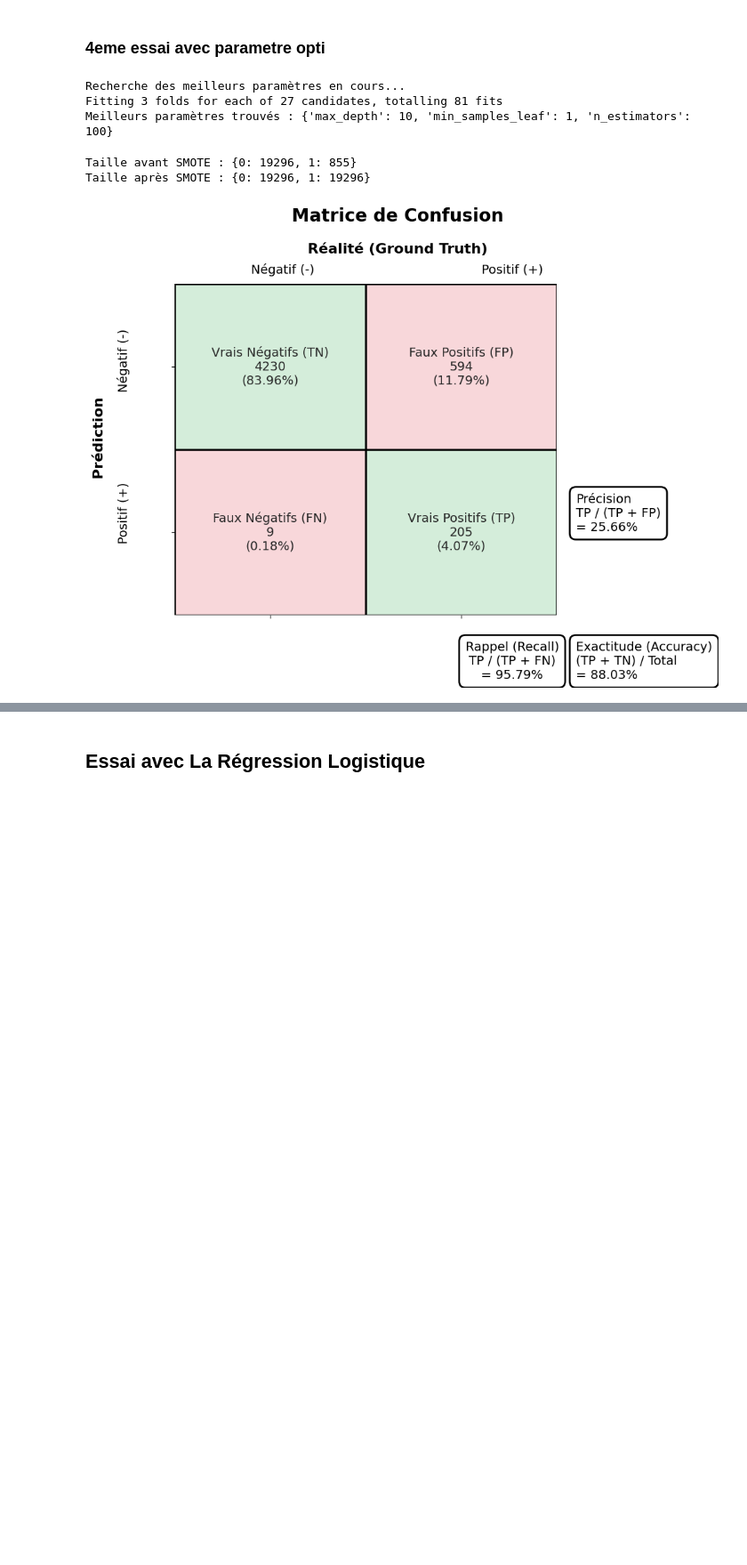
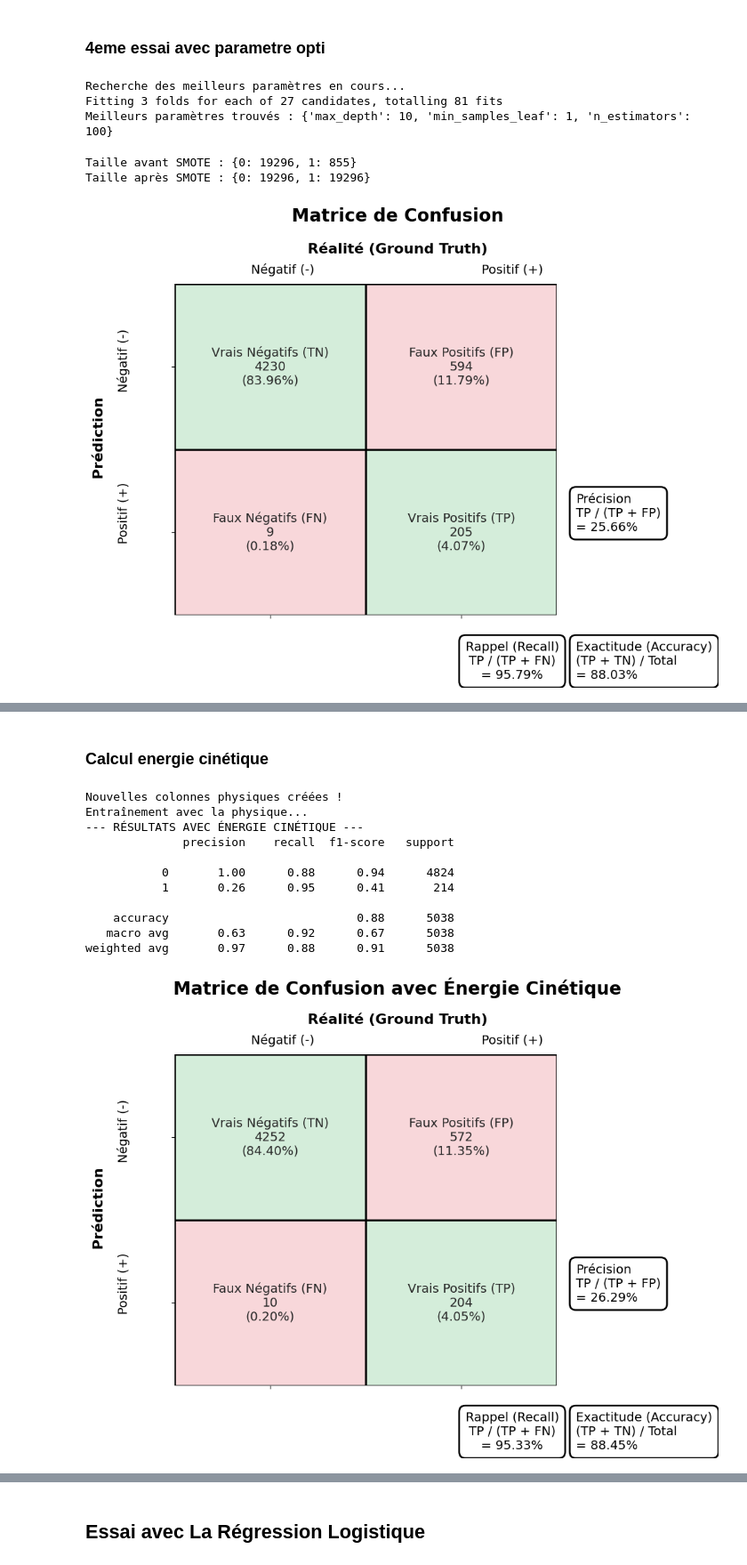
Before and after one commit to MehdiBoussalem/Nasa-ML, a Jupyter notebook: ml.ipynb, the cells around one changed output, grey strips where cells are left out. Shown at 89% size. Cells and saved outputs as stored; diff of their text form; code cells hidden in the pictures; blank space fills up the shorter version.

```diff
--- a/ml.ipynb
+++ b/ml.ipynb
@@ -298,0 +373,73 @@ Taille après SMOTE : {0: 19296, 1: 19296}
+# %% [markdown]
+### Calcul energie cinétique
+# %%
+# 1. Création de la Feature Physique (Avant de séparer X et y)
+# Formule E_c = 1/2 * mv^2
+# On approxime la masse par le volume (Diamètre^3)
+# On ne cherche pas la valeur exacte en Joules, juste une valeur proportionnelle pour l'IA
+df['kinetic_energy'] = (df['diameter_max_km']**3) * (df['velocity_kph']**2)
+
+# Optionnel : On peut aussi ajouter le "Momentum" (Quantité de mouvement)
+df['momentum'] = (df['diameter_max_km']**3) * df['velocity_kph']
+
+print("Nouvelles colonnes physiques créées !")
+
+# 2. Définition des variables (On inclut les nouvelles colonnes)
+# On enlève 'moid' (triche), 'id', 'name', 'is_hazardous'
+cols_to_drop = ['is_hazardous', 'id', 'name', 'moid']
+X = df.drop(cols_to_drop, axis=1)
+y = df['is_hazardous']
+
+# 3. Le Split Stratifié
+from sklearn.model_selection import train_test_split
+X_train, X_test, y_train, y_test = train_test_split(
+    X, y, test_size=0.2, random_state=42, stratify=y
+)
+
+# 4. La Normalisation (Indispensable pour l'énergie cinétique qui a des valeurs énormes)
+from sklearn.preprocessing import StandardScaler
+scaler = StandardScaler()
+X_train_scaled = scaler.fit_transform(X_train)
+X_test_scaled = scaler.transform(X_test)
+
+# 5. Le SMOTE (Pour l'équilibre)
+from imblearn.over_sampling import SMOTE
+smote = SMOTE(random_state=42)
+X_train_resampled, y_train_resampled = smote.fit_resample(X_train_scaled, y_train)
+
+# 6. Entraînement du Random Forest (Avec tes meilleurs paramètres)
+from sklearn.ensemble import RandomForestClassifier
+model_physique = RandomForestClassifier(
+    n_estimators=100,
+    max_depth=10,
+    min_samples_leaf=1,
+    random_state=42
+)
+
+print("Entraînement avec la physique...")
+model_physique.fit(X_train_resampled, y_train_resampled)
+
+# 7. Résultats
+from sklearn.metrics import classification_report, confusion_matrix
+import matplotlib.pyplot as plt
+import seaborn as sns
+
+y_pred = model_physique.predict(X_test_scaled)
+
+print("--- RÉSULTATS AVEC ÉNERGIE CINÉTIQUE ---")
+print(classification_report(y_test, y_pred))
+conf_matrix = confusion_matrix(y_test, y_pred)
+plot_confusion_matrix_custom(conf_matrix, title="Matrice de Confusion avec Énergie Cinétique")
+# %% [output]
+Nouvelles colonnes physiques créées !
+Entraînement avec la physique...
+--- RÉSULTATS AVEC ÉNERGIE CINÉTIQUE ---
+              precision    recall  f1-score   support
+
+           0       1.00      0.88      0.94      4824
+           1       0.26      0.95      0.41       214
+
+    accuracy                           0.88      5038
+   macro avg       0.63      0.92      0.67      5038
+weighted avg       0.97      0.88      0.91      5038
+[figure, added]
```
Also changed, not shown: parts of 9 cells of this notebook.
